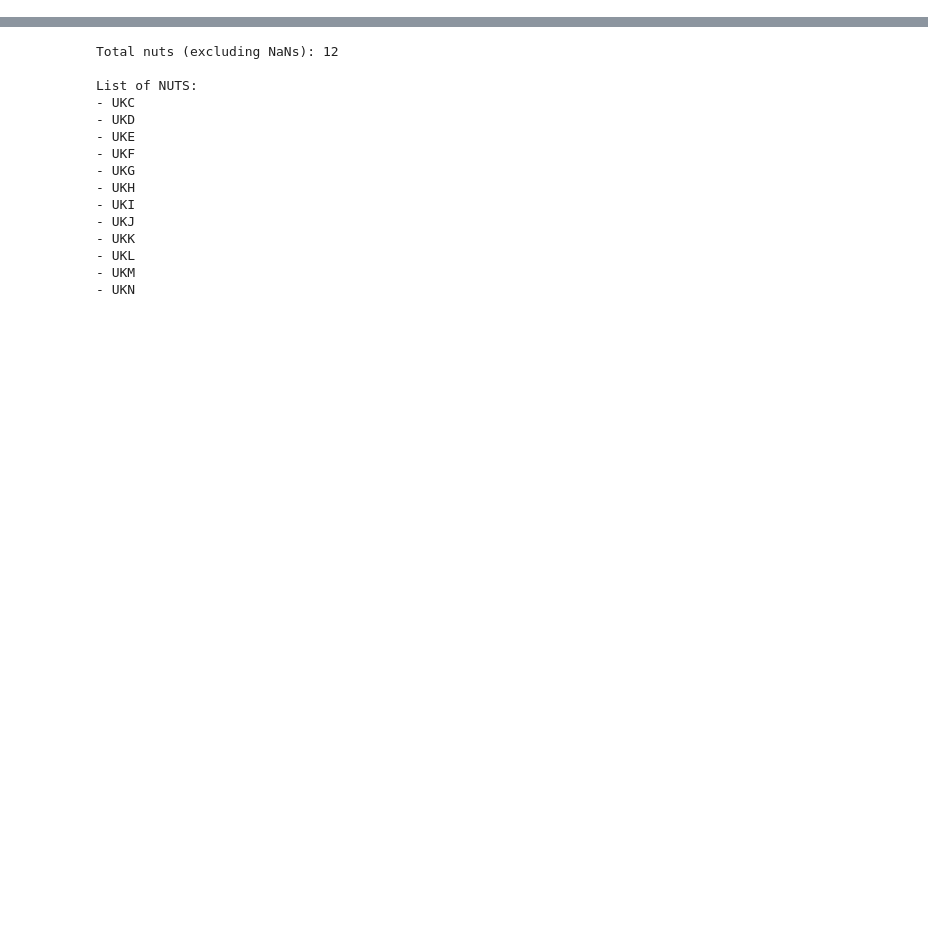
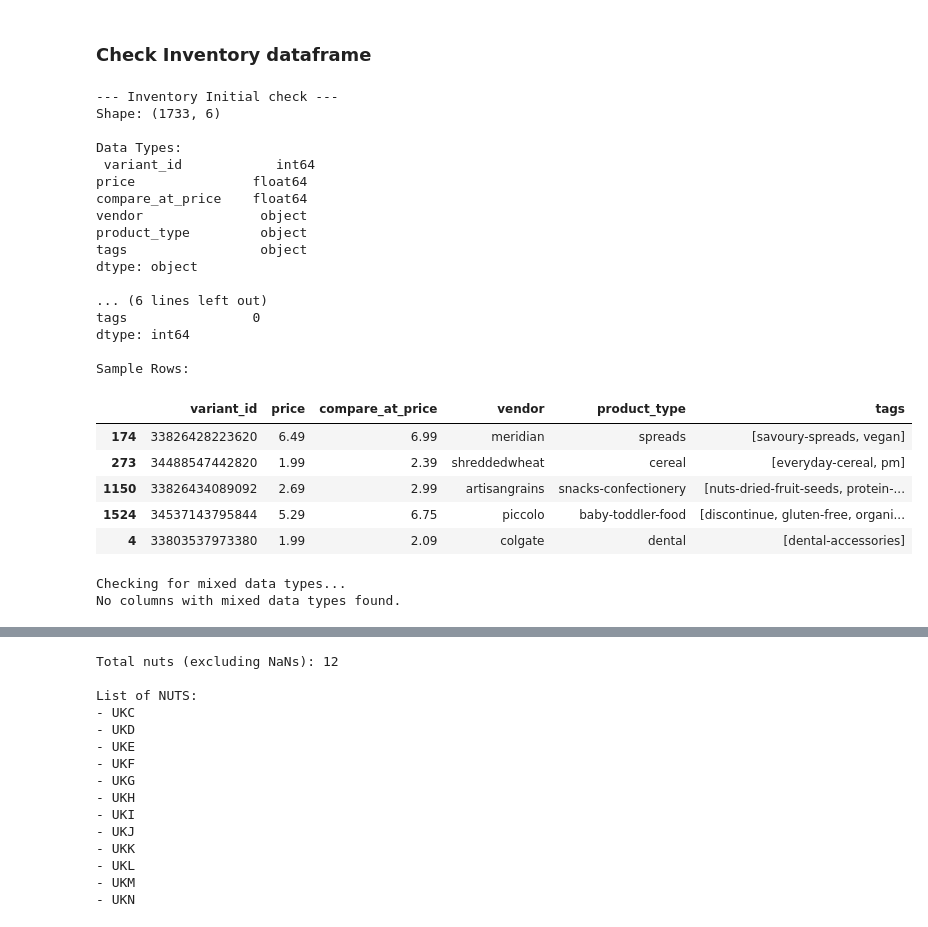
Before and after one commit to AntonioGarciaGarvi/zrive-ds, a Jupyter notebook: src/module_2/01_eda_groceries.ipynb, the cells around one changed output, grey strips where cells are left out. Drawn from its saved outputs; the diff is of its cells as text; code cells hidden in the pictures; blank space fills up the shorter version.

```diff
--- a/src/module_2/01_eda_groceries.ipynb
+++ b/src/module_2/01_eda_groceries.ipynb
@@ -326,0 +158,30 @@ How many different NUTS are there?
+# %% [markdown]
+### Check Inventory dataframe
+# %%
+dataset_initial_exploration(inventory, 'Inventory')
+# %% [output]
+--- Inventory Initial check ---
+Shape: (1733, 6)
+
+Data Types:
+ variant_id            int64
+price               float64
+compare_at_price    float64
+vendor               object
+product_type         object
+tags                 object
+dtype: object
+
+... (6 lines left out)
+tags                0
+dtype: int64
+
+Sample Rows:
+|  | variant_id | price | compare_at_price | vendor | product_type | tags |
+| 174 | 33826428223620 | 6.49 | 6.99 | meridian | spreads | [savoury-spreads, vegan] |
+| 273 | 34488547442820 | 1.99 | 2.39 | shreddedwheat | cereal | [everyday-cereal, pm] |
+| 1150 | 33826434089092 | 2.69 | 2.99 | artisangrains | snacks-confectionery | [nuts-dried-fruit-seeds, protein-... |
+| 1524 | 34537143795844 | 5.29 | 6.75 | piccolo | baby-toddler-food | [discontinue, gluten-free, organi... |
+| 4 | 33803537973380 | 1.99 | 2.09 | colgate | dental | [dental-accessories] |
+Checking for mixed data types...
+No columns with mixed data types found.
```
Also changed, not shown: parts of 68 cells of this notebook, 8 other files.
